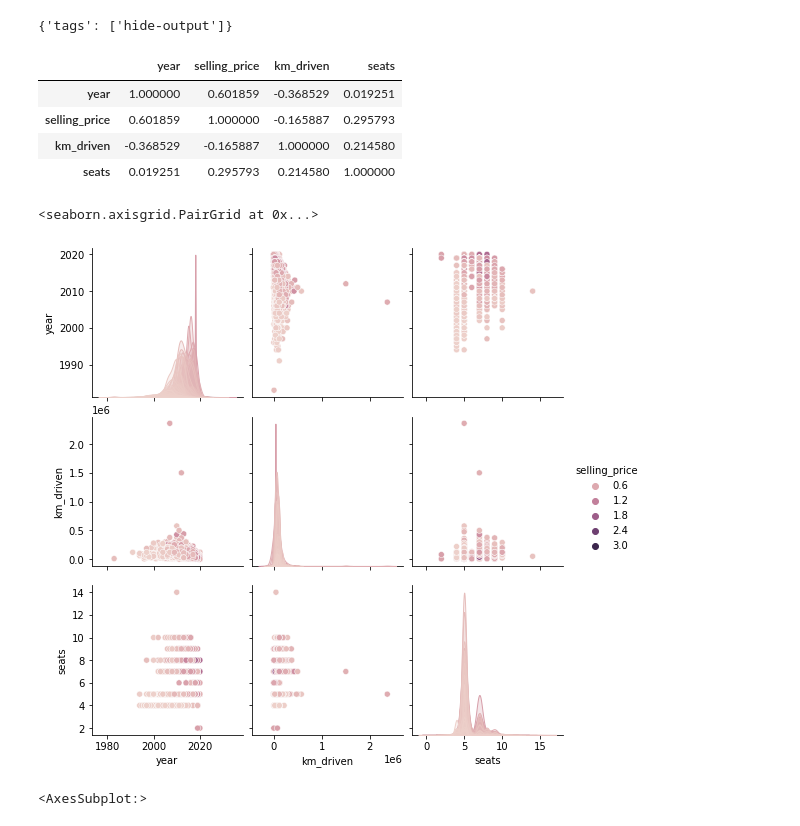
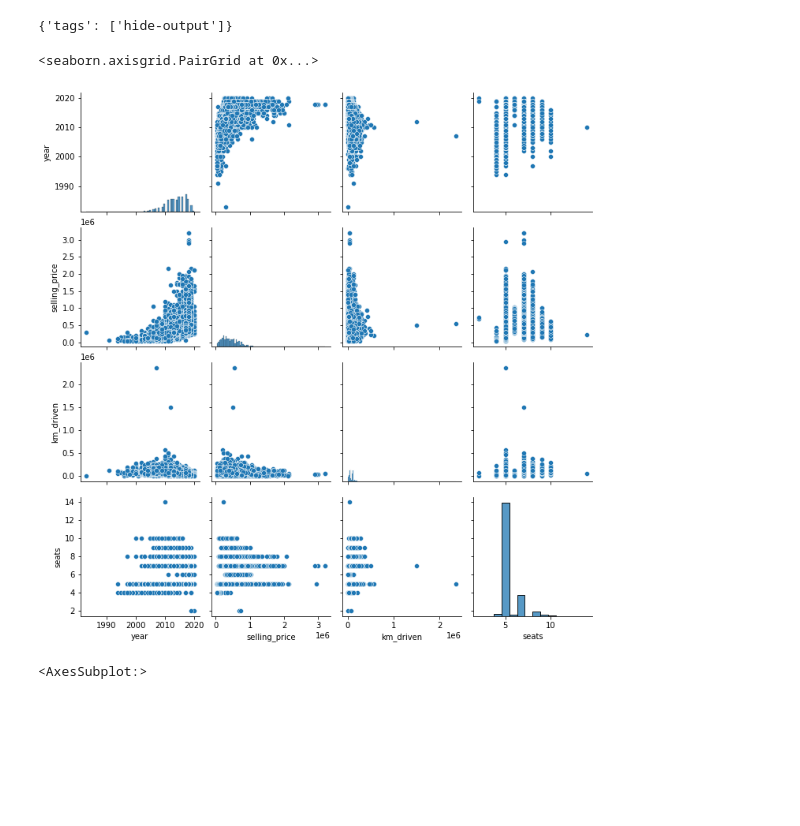
Before and after one commit to robert-daniels/Projects, a Jupyter notebook: DS_240/Final/final_car.ipynb, the cells around one changed output. Cells and saved outputs as stored; diff of their text form; code cells hidden in the pictures; blank space fills up the shorter version.

```diff
--- a/DS_240/Final/final_car.ipynb
+++ b/DS_240/Final/final_car.ipynb
@@ -57,22 +62,14 @@ df.dropna()
 }
 # %% [output]
 {'tags': ['hide-output']}
-# %%
-df[df.transmission == 'Manual'].corr()
-# %% [output]
-|  | year | selling_price | km_driven | seats |
-| year | 1.000000 | 0.601859 | -0.368529 | 0.019251 |
-| selling_price | 0.601859 | 1.000000 | -0.165887 | 0.295793 |
-| km_driven | -0.368529 | -0.165887 | 1.000000 | 0.214580 |
-| seats | 0.019251 | 0.295793 | 0.214580 | 1.000000 |
 # %%
 df = df[df.transmission == 'Manual']
 df.to_csv('scrubbedCarData.csv')
 # %%
-sns.pairplot(df, hue='selling_price', size=2.5)
+sns.pairplot(df)
 # %% [output]
 <seaborn.axisgrid.PairGrid at 0x...>
-[figure, old version]
+[figure, new version]
 # %%
 sns.heatmap(df.corr(), linewidth=0.5, annot=True)
 # %% [output]
```
Also changed, not shown: parts of 5 cells of this notebook, 7 other files.
